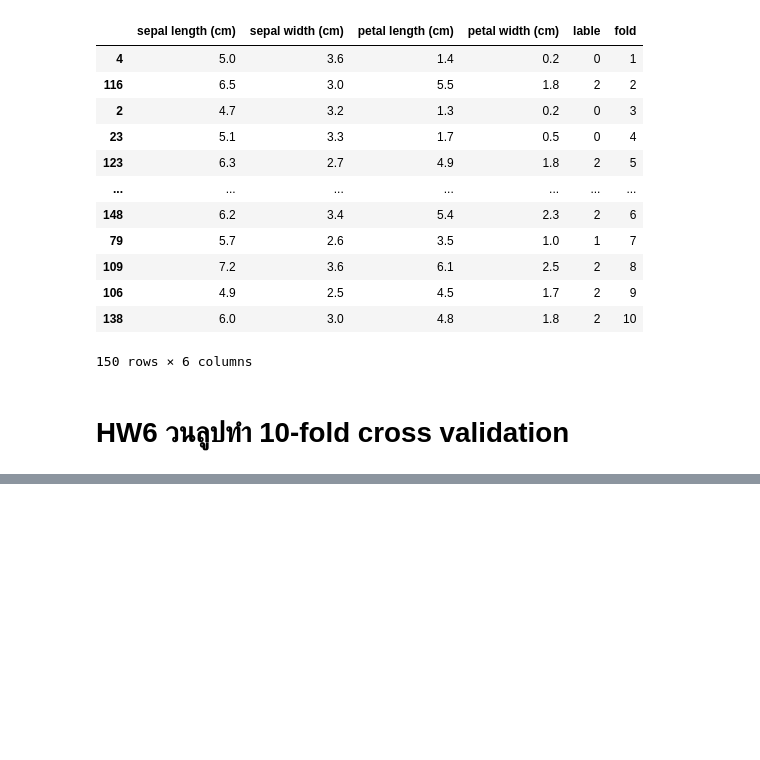
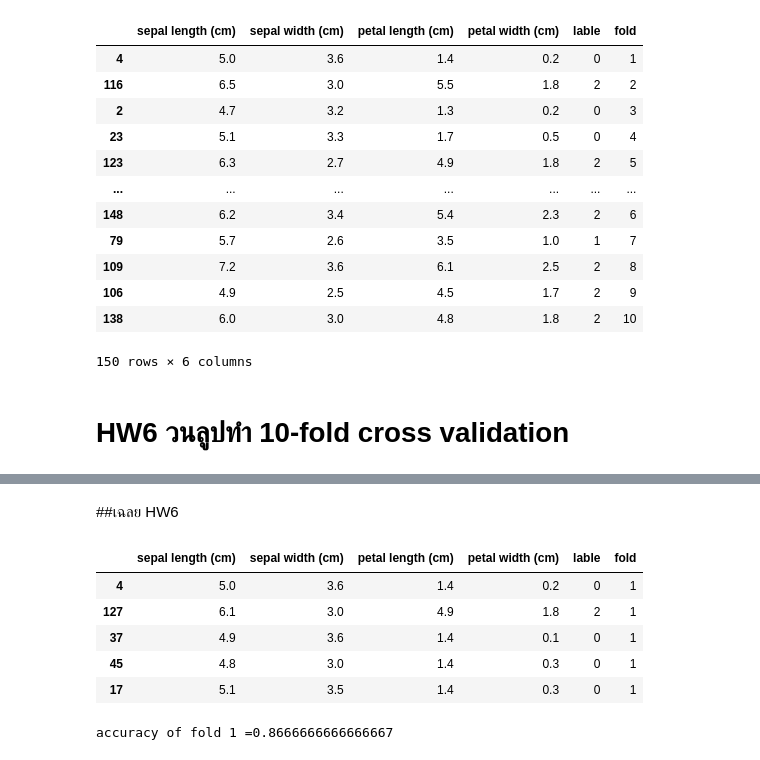
Before and after one commit to Aomaphisara/bsc_dpdm22, a Jupyter notebook: Peformance_Evaluation.ipynb, the cells around one changed output, grey strips where cells are left out. Drawn from its saved outputs; the diff is of its cells as text; code cells hidden in the pictures; blank space fills up the shorter version.

Commit message:
Cross validation + HW6+เฉลย HW6

```diff
--- a/Peformance_Evaluation.ipynb
+++ b/Peformance_Evaluation.ipynb
@@ -176,3 +176,5 @@ Fold 7: Accuracy = 0.87
 Fold 8: Accuracy = 1.00
 Fold 9: Accuracy = 0.87
 Fold 10: Accuracy = 0.93
+# %% [markdown]
+##เฉลย HW6
@@ -178,0 +183,13 @@ Fold 10: Accuracy = 0.93
+# %%
+test_fold = 1
+test_data= shuffled_df[shuffled_df['fold']==1]
+training_data = shuffled_df[shuffled_df['fold']!=1]
+# %%
+test_data.head()
+# %% [output]
+|  | sepal length (cm) | sepal width (cm) | petal length (cm) | petal width (cm) | lable | fold |
+| 4 | 5.0 | 3.6 | 1.4 | 0.2 | 0 | 1 |
+| 127 | 6.1 | 3.0 | 4.9 | 1.8 | 2 | 1 |
+| 37 | 4.9 | 3.6 | 1.4 | 0.1 | 0 | 1 |
+| 45 | 4.8 | 3.0 | 1.4 | 0.3 | 0 | 1 |
+| 17 | 5.1 | 3.5 | 1.4 | 0.3 | 0 | 1 |
@@ -178,0 +205,5 @@ Fold 10: Accuracy = 0.93
+# %%
+acc = accuracy_score(y_test,y_predict)
+print(f'accuracy of fold {test_fold} ={acc}')
+# %% [output]
+accuracy of fold 1 =0.8666666666666667
```
Also changed, not shown: parts of 6 cells of this notebook.
